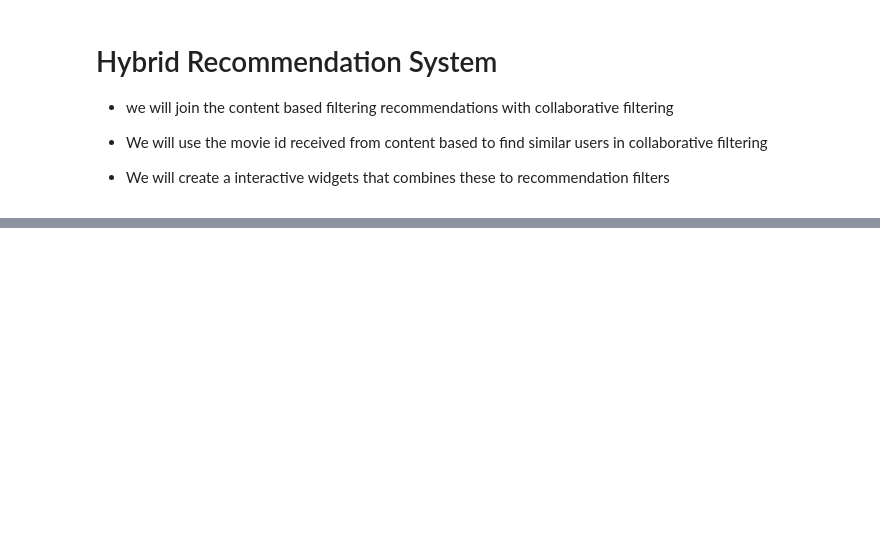
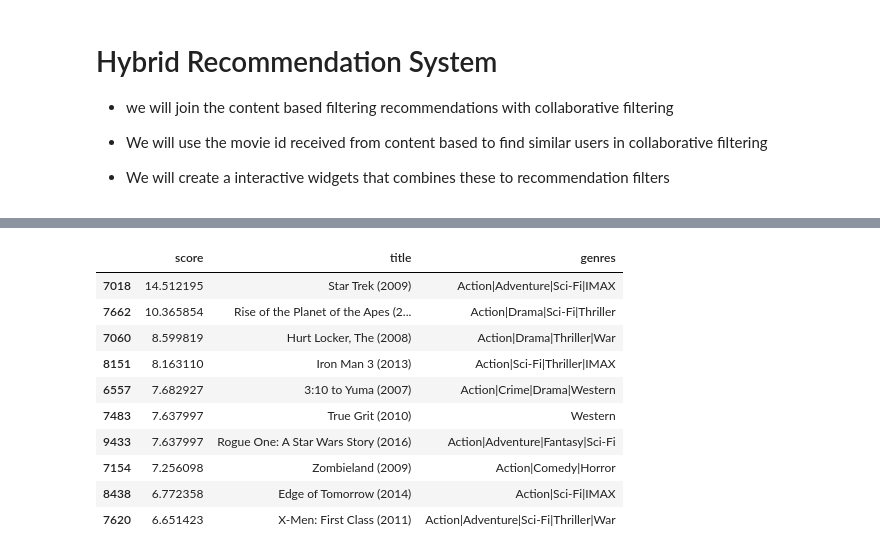
Before and after one commit to 7H0M45-4N70NY/Recommendation_Systems, a Jupyter notebook: Hybrid_Movie_Recommendation_System_pynb.ipynb, the cells around one changed output, grey strips where cells are left out. Cells and saved outputs as stored; diff of their text form; code cells hidden in the pictures; blank space fills up the shorter version.

```diff
--- a/Hybrid_Movie_Recommendation_System_pynb.ipynb
+++ b/Hybrid_Movie_Recommendation_System_pynb.ipynb
@@ -359,0 +380,14 @@ Text(value='Toy Story', description='Movie Title')
+# %%
+hybrid_recs("Star Trek")
+# %% [output]
+|  | score | title | genres |
+| 7018 | 14.512195 | Star Trek (2009) | Action|Adventure|Sci-Fi|IMAX |
+| 7662 | 10.365854 | Rise of the Planet of the Apes (2... | Action|Drama|Sci-Fi|Thriller |
+| 7060 | 8.599819 | Hurt Locker, The (2008) | Action|Drama|Thriller|War |
+| 8151 | 8.163110 | Iron Man 3 (2013) | Action|Sci-Fi|Thriller|IMAX |
+| 6557 | 7.682927 | 3:10 to Yuma (2007) | Action|Crime|Drama|Western |
+| 7483 | 7.637997 | True Grit (2010) | Western |
+| 9433 | 7.637997 | Rogue One: A Star Wars Story (2016) | Action|Adventure|Fantasy|Sci-Fi |
+| 7154 | 7.256098 | Zombieland (2009) | Action|Comedy|Horror |
+| 8438 | 6.772358 | Edge of Tomorrow (2014) | Action|Sci-Fi|IMAX |
+| 7620 | 6.651423 | X-Men: First Class (2011) | Action|Adventure|Sci-Fi|Thriller|War |
```
Also changed, not shown: parts of 4 cells of this notebook.
